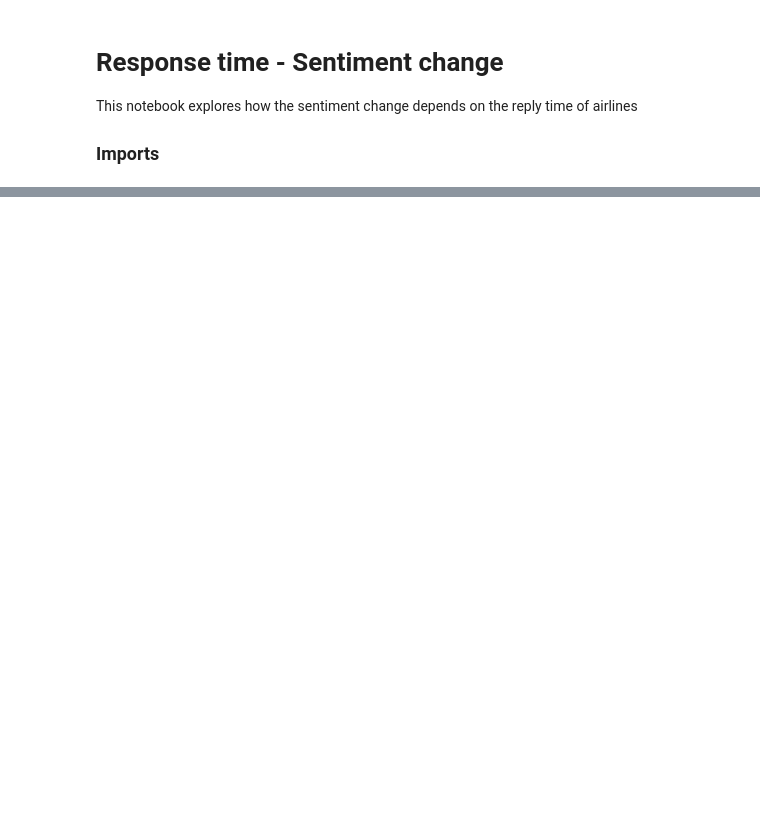
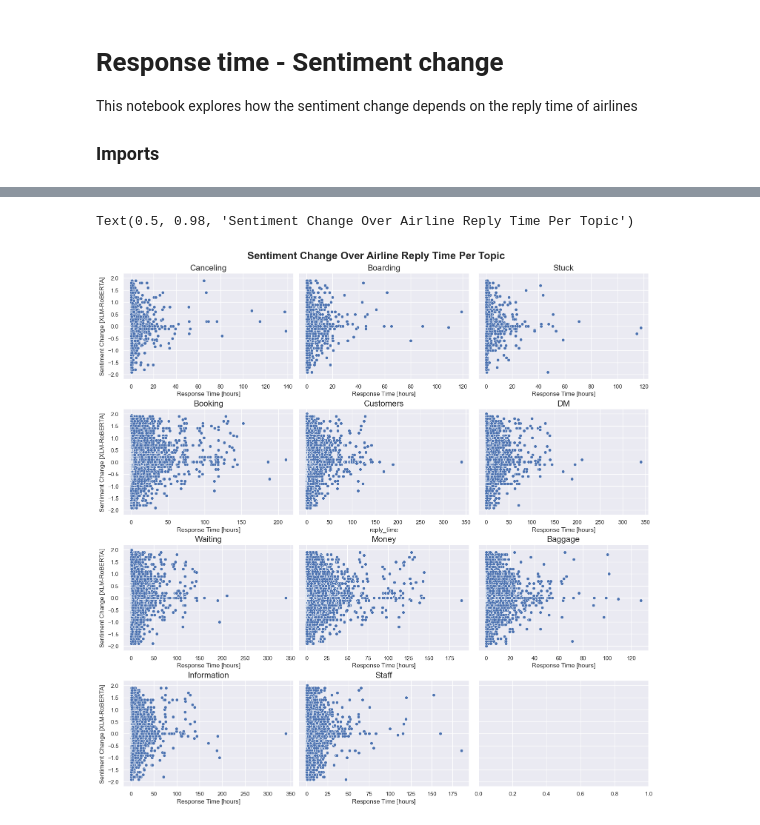
Before and after one commit to danamira/DBL-Data-Challenge, a Jupyter notebook: reply_time4.ipynb, the cells around one changed output, grey strips where cells are left out. Saved outputs shown, nothing was run; the diff lists cells and outputs as text; code cells hidden in the pictures; blank space fills up the shorter version.

Commit message:
scatter plots and line plots in reply_time4.ipynb

```diff
--- a/reply_time4.ipynb
+++ b/reply_time4.ipynb
@@ -54,0 +101,74 @@ df_canceling.head()
+# %%
+fig, ax = plt.subplots(nrows=4, ncols=3, figsize=(15,15), sharey=True, layout="constrained")
+
+# ROW 1
+# Canceling
+sns.scatterplot(data=df_canceling, x='reply_time', y='sentiment_change', ax=ax[0,0])
+ax[0,0].set_title('Canceling', size=16)
+ax[0,0].set_xlabel('Response Time [hours]')
+ax[0,0].set_ylabel('Sentiment Change [XLM-RoBERTA]')
+
+
+# Boarding
+sns.scatterplot(data=df_boarding, x='reply_time', y='sentiment_change', ax=ax[0,1])
+ax[0,1].set_title('Boarding', size=16)
+ax[0,1].set_xlabel('Response Time [hours]')
+
+# Stuck
+sns.scatterplot(data=df_stuck, x='reply_time', y='sentiment_change', ax=ax[0,2])
+ax[0,2].set_title('Stuck', size=16)
+ax[0,2].set_xlabel('Response Time [hours]')
+
+# ROW 2
+# Booking
+sns.scatterplot(data=df_booking, x='reply_time', y='sentiment_change', ax=ax[1,0])
+ax[1,0].set_title('Booking', size=16)
+ax[1,0].set_xlabel('Response Time [hours]')
+ax[1,0].set_ylabel('Sentiment Change [XLM-RoBERTA]')
+
+
+# Customers
+sns.scatterplot(data=df_customers, x='reply_time', y='sentiment_change', ax=ax[1,1])
+ax[1,1].set_title('Customers', size=16)
+ax[1,2].set_xlabel('Response Time [hours]')
+
+# DM
+sns.scatterplot(data=df_dm, x='reply_time', y='sentiment_change', ax=ax[1,2])
+ax[1,2].set_title('DM', size=16)
+ax[1,2].set_xlabel('Response Time [hours]')
+
+# ROW 3
+# Waiting
+sns.scatterplot(data=df_waiting, x='reply_time', y='sentiment_change', ax=ax[2,0])
+ax[2,0].set_title('Waiting', size=16)
+ax[2,0].set_xlabel('Response Time [hours]')
+ax[2,0].set_ylabel('Sentiment Change [XLM-RoBERTA]')
+
+# Money
+sns.scatterplot(data=df_money, x='reply_time', y='sentiment_change', ax=ax[2,1])
+ax[2,1].set_title('Money', size=16)
+ax[2,1].set_xlabel('Response Time [hours]')
+
+# Baggage
+sns.scatterplot(data=df_baggage, x='reply_time', y='sentiment_change', ax=ax[2,2])
+ax[2,2].set_title('Baggage', size=16)
+ax[2,2].set_xlabel('Response Time [hours]')
+
+# ROW 4
+# Information
+sns.scatterplot(data=df_information, x='reply_time', y='sentiment_change', ax=ax[3,0])
+ax[3,0].set_title('Information', size=16)
+ax[3,0].set_xlabel('Response Time [hours]')
+ax[3,0].set_ylabel('Sentiment Change [XLM-RoBERTA]')
+
+
+# Staff
+sns.scatterplot(data=df_staff, x='reply_time', y='sentiment_change', ax=ax[3,1])
+ax[3,1].set_title('Staff', size=16)
+ax[3,1].set_xlabel('Response Time [hours]')
+
+
+fig.suptitle('Sentiment Change Over Airline Reply Time Per Topic', weight='bold', size=20)
+# %% [output]
+Text(0.5, 0.98, 'Sentiment Change Over Airline Reply Time Per Topic')
+[figure, added]
```
Also changed, not shown: parts of 5 cells of this notebook, 1 other file.
